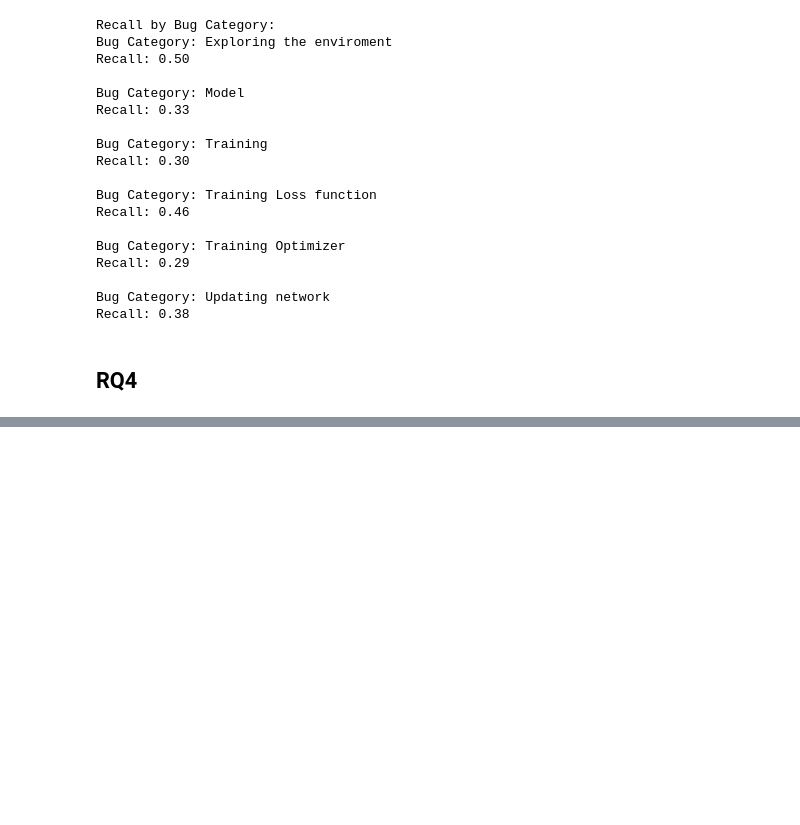
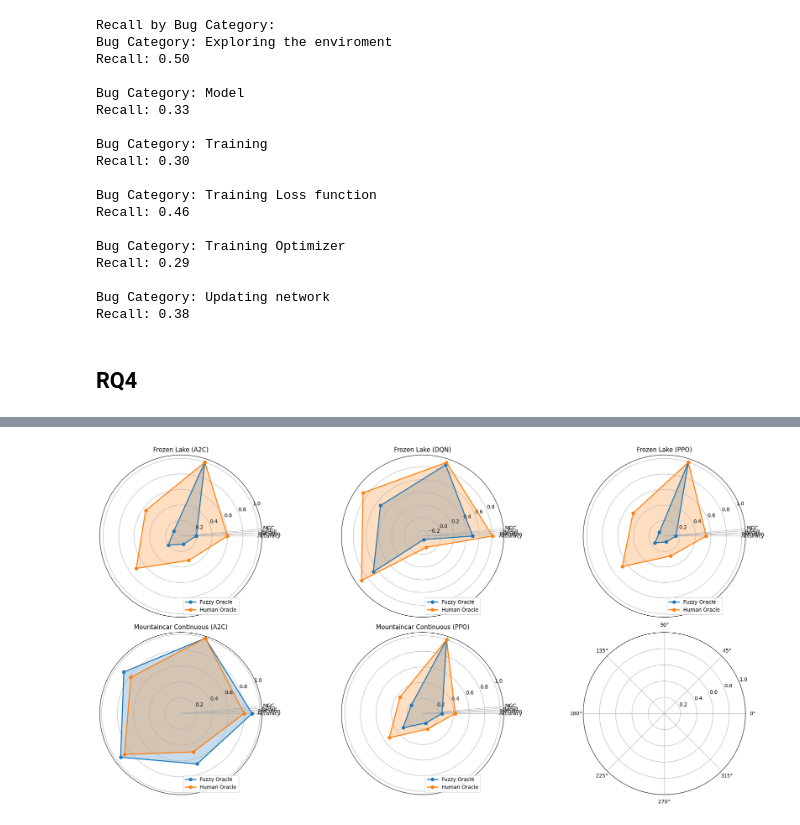
Before and after one commit to QixinWangCpsLab/RL-testing-new, a Jupyter notebook: RLTesting/logs/log_analysis.ipynb, the cells around one changed output, grey strips where cells are left out. Saved outputs shown, nothing was run; the diff lists cells and outputs as text; code cells hidden in the pictures; blank space fills up the shorter version.

Commit message:
updated oracle data

```diff
--- a/RLTesting/logs/log_analysis.ipynb
+++ b/RLTesting/logs/log_analysis.ipynb
@@ -415,0 +419,48 @@ Accuracy: 0.42, Precision: 1.00, Recall: 0.36
+# %%
+import matplotlib.pyplot as plt
+import numpy as np
+
+# 定义数据
+metrics = ['Accuracy', 'Precision', 'Recall', 'F1', 'MCC']
+envs_algos = ['Frozen Lake (A2C)', 'Frozen Lake (DQN)', 'Frozen Lake (PPO)', 'Mountaincar Continuous (A2C)', 'Mountaincar Continuous (PPO)']
+
+fuzzy_data = [
+    [0.20, 1.00, 0.11, 0.20, 0.11],
+    [0.50, 0.89, 0.53, 0.67, -0.23],
+    [0.15, 1.00, 0.08, 0.15, 0.08],
+    [0.90, 1.00, 0.89, 0.94, 0.67],
+    [0.25, 1.00, 0.18, 0.31, 0.13]
+]
+
+human_data = [
+    [0.60, 1.00, 0.56, 0.71, 0.33],
+    [0.81, 0.93, 0.87, 0.90, -0.10],
+    [0.54, 1.00, 0.50, 0.67, 0.27],
+    [0.80, 1.00, 0.78, 0.88, 0.51],
+    [0.42, 1.00, 0.36, 0.53, 0.21]
+]
+
+# 创建雷达图
+fig, axs = plt.subplots(nrows=2, ncols=3, figsize=(20, 10), subplot_kw={'projection': 'polar'})
+axs = axs.flatten()
+
+for i, (env_algo, fuzzy, human) in enumerate(zip(envs_algos, fuzzy_data, human_data)):
+    angles = np.linspace(0, 2*np.pi, len(metrics), endpoint=False)
+    angles = np.concatenate((angles, [angles[0]]))
+
+    fuzzy = np.concatenate((fuzzy, [fuzzy[0]]))
+    human = np.concatenate((human, [human[0]]))
+
+    axs[i].plot(angles, fuzzy, 'o-', linewidth=2, label='Fuzzy Oracle')
+    axs[i].fill(angles, fuzzy, alpha=0.25)
+    axs[i].plot(angles, human, 'o-', linewidth=2, label='Human Oracle')
+    axs[i].fill(angles, human, alpha=0.25)
+    axs[i].set_thetagrids(angles[:-1], labels=metrics)
+    axs[i].set_title(env_algo)
+    axs[i].grid(True)
+    axs[i].legend(loc='best', bbox_to_anchor=(0.5, 0., 0.5, 0.5))
+
+plt.tight_layout()
+plt.show()
+# %% [output]
+[figure, added]
```
Also changed, not shown: parts of 3 cells of this notebook, 1 other file.
